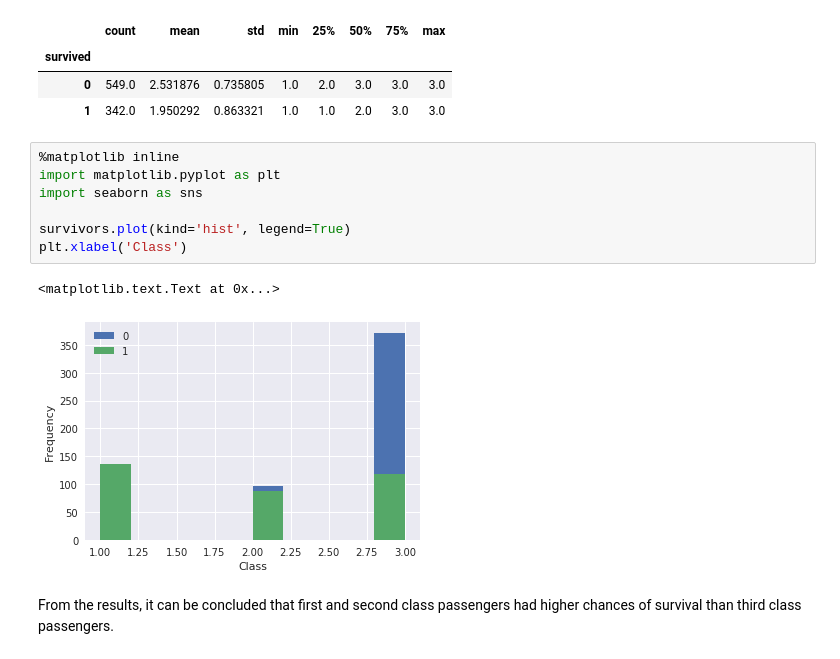
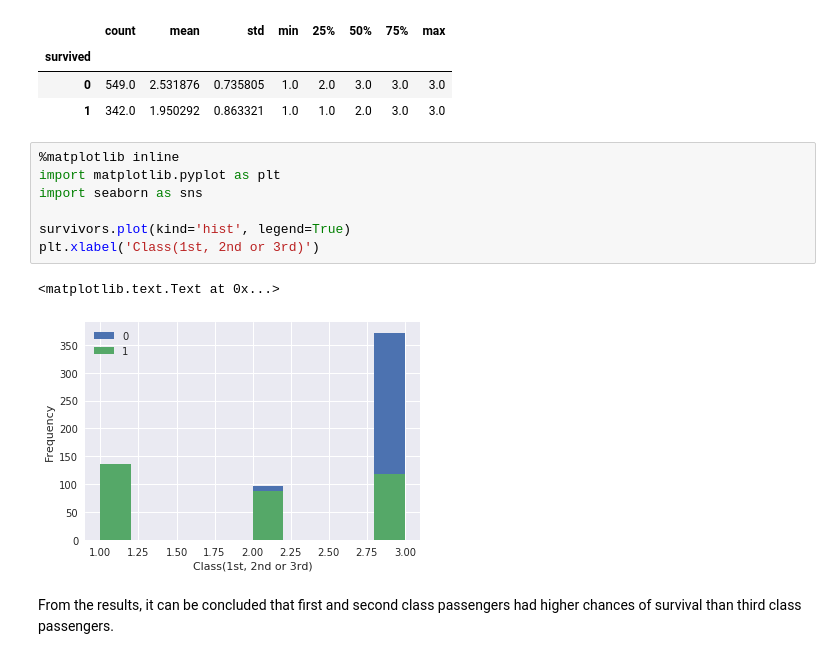
Before and after one commit to aliasm2k/titanic, a Jupyter notebook: titanic.ipynb, the cells around one changed output. Saved outputs shown, nothing was run; the diff lists cells and outputs as text.

```diff
--- a/titanic.ipynb
+++ b/titanic.ipynb
@@ -72,12 +72,12 @@ survivors.describe()
 # %%
 %matplotlib inline
 import matplotlib.pyplot as plt
 import seaborn as sns
 
 survivors.plot(kind='hist', legend=True)
-plt.xlabel('Class')
+plt.xlabel('Class(1st, 2nd or 3rd)')
 # %% [output]
 <matplotlib.text.Text at 0x...>
-[figure, old version]
+[figure, new version]
 # %% [markdown]
 From the results, it can be concluded that first and second class passengers had higher chances of survival than third class passengers.
```
Also changed, not shown: parts of 9 cells of this notebook.
